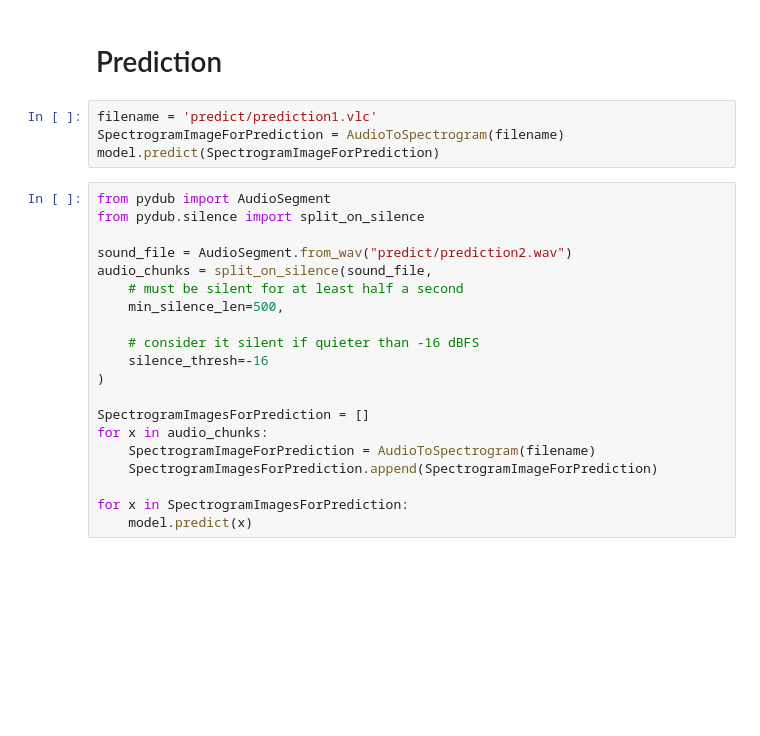
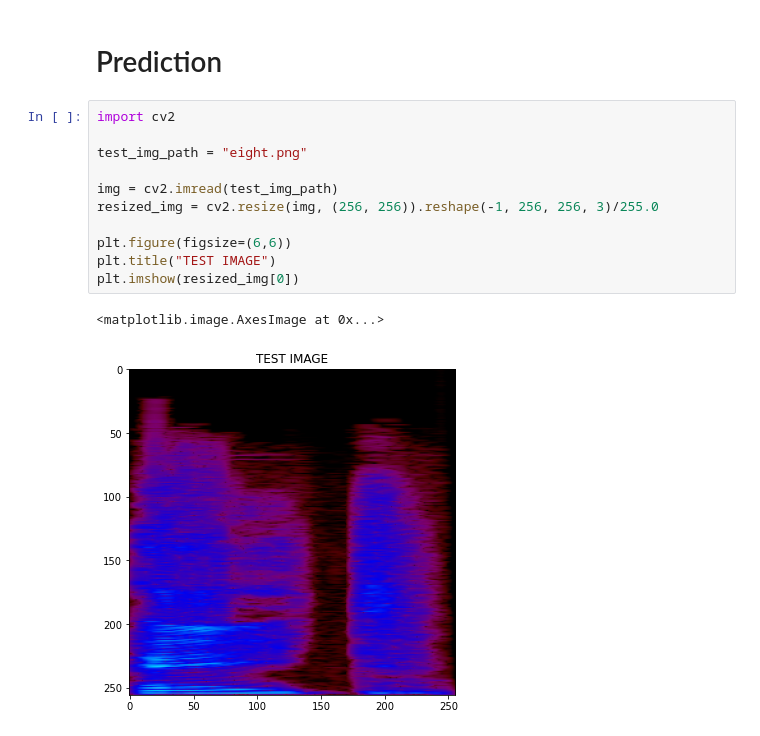
Before and after one commit to UltraBloodWing/Intelligent-System, a Jupyter notebook: Final_proj.ipynb, the cells around one changed output. Saved outputs shown, nothing was run; the diff lists cells and outputs as text; blank space fills up the shorter version.

```diff
--- a/Final_proj.ipynb
+++ b/Final_proj.ipynb
@@ -164,26 +365,16 @@ plt.title('Training and Test loss')
 # %% [markdown]
 # Prediction
-# %%
-filename = 'predict/prediction1.vlc'
-SpectrogramImageForPrediction = AudioToSpectrogram(filename)
-model.predict(SpectrogramImageForPrediction)
-# %%
-from pydub import AudioSegment
-from pydub.silence import split_on_silence
-
-sound_file = AudioSegment.from_wav("predict/prediction2.wav")
-audio_chunks = split_on_silence(sound_file,
-    # must be silent for at least half a second
-    min_silence_len=500,
-
-    # consider it silent if quieter than -16 dBFS
-    silence_thresh=-16
-)
-
-SpectrogramImagesForPrediction = []
-for x in audio_chunks:
-    SpectrogramImageForPrediction = AudioToSpectrogram(filename)
-    SpectrogramImagesForPrediction.append(SpectrogramImageForPrediction)
-
-for x in SpectrogramImagesForPrediction:
-    model.predict(x)
+# %%
+import cv2
+
+test_img_path = "eight.png"
+
+img = cv2.imread(test_img_path)
+resized_img = cv2.resize(img, (256, 256)).reshape(-1, 256, 256, 3)/255.0
+
+plt.figure(figsize=(6,6))
+plt.title("TEST IMAGE")
+plt.imshow(resized_img[0])
+# %% [output]
+<matplotlib.image.AxesImage at 0x...>
+[figure, added]
```
Also changed, not shown: parts of 39 cells of this notebook, 7 other files.
